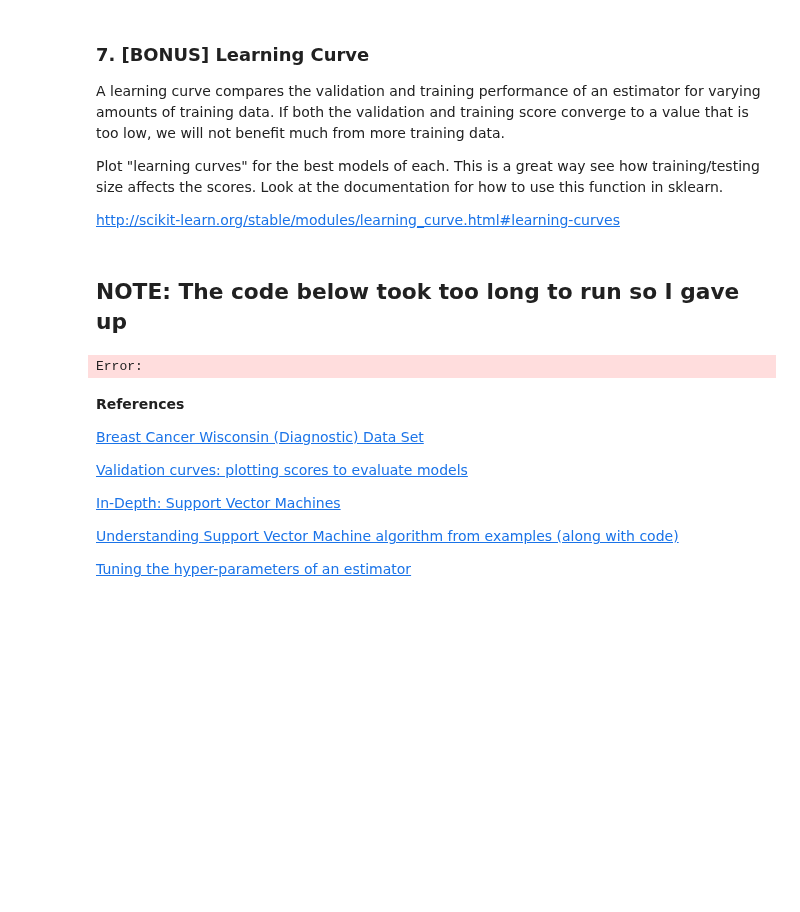
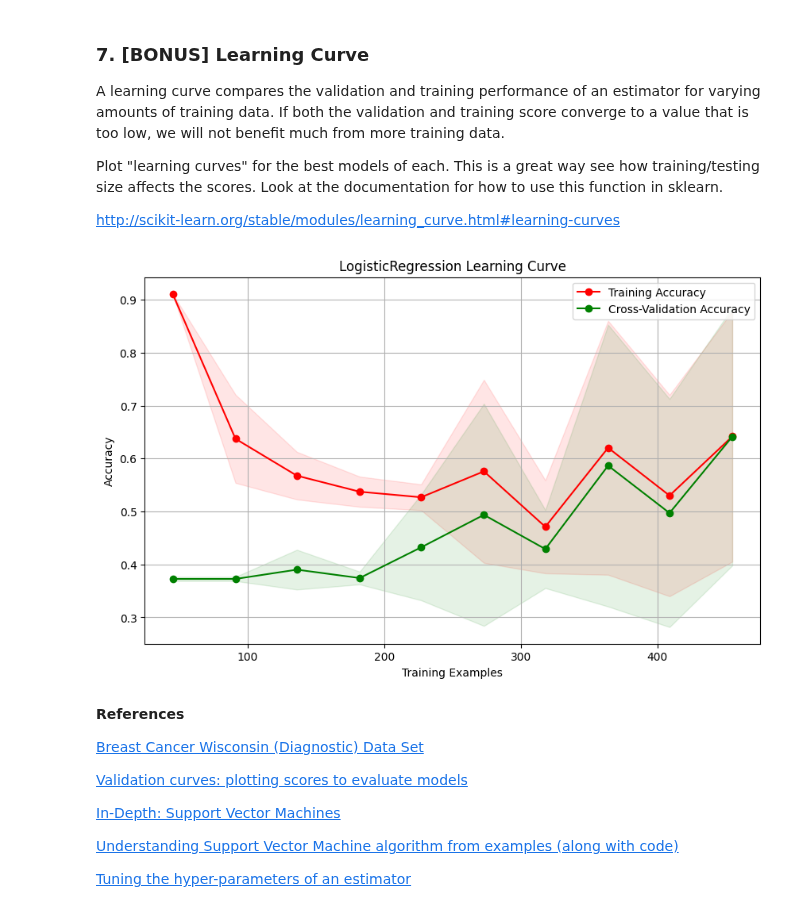
Before and after one commit to LouisMcArdell/IOD-Work, a Jupyter notebook: Labs/Module 5/IOD_Lab_5_3_1.ipynb, the cells around one changed output. Cells and saved outputs as stored; diff of their text form; code cells hidden in the pictures; blank space fills up the shorter version.

```diff
--- a/Labs/Module 5/IOD_Lab_5_3_1.ipynb
+++ b/Labs/Module 5/IOD_Lab_5_3_1.ipynb
@@ -438,55 +383,41 @@ Plot "learning curves" for the best models of each. This is a great way see how
 http://scikit-learn.org/stable/modules/learning_curve.html#learning-curves
 # %%
 # https://scikit-learn.org/stable/auto_examples/model_selection/plot_learning_curve.html#sphx-glr-auto-examples-model-selection-plot-learning-curve-py
-# %% [markdown]
-## NOTE: The code below took too long to run so I gave up
 # %%
 from sklearn.model_selection import learning_curve
 
-def plot_learning_curve(estimator, title, X, y, ylim=None, cv=None, n_jobs=None, train_sizes=np.linspace(.1, 1.0, 5)):
-    """
-    Generate a simple plot of the test and training learning curve.
-    """
+#Made the plot_learning_curve function
+def plot_learning_curve(model, X, y, ylim=None, cv=None, n_jobs=None, train_sizes=np.linspace(.1, 1.0, 5)):
+    '''
+    Code to plot the learning curve
+    '''
 
-    plt.figure()
-    plt.title(title)
-    if ylim is not None:
-        plt.ylim(*ylim)
-    plt.xlabel("Training examples")
-    plt.ylabel("Score")
-    train_sizes, train_scores, test_scores = learning_curve(
-        estimator, X, y, cv=cv, n_jobs=n_jobs, train_sizes=train_sizes, random_state=0)
+    train_sizes, train_scores, test_scores = learning_curve(model, X, y, train_sizes=np.linspace(0.1, 1.0, 10), cv=5, scoring='accuracy')
+    # Calculate the mean and standard deviation of training and testing scores
     train_scores_mean = np.mean(train_scores, axis=1)
     train_scores_std = np.std(train_scores, axis=1)
     test_scores_mean = np.mean(test_scores, axis=1)
     test_scores_std = np.std(test_scores, axis=1)
+
+    classifier_name = type(model).__name__
+    # Plot the learning curve
+    plt.figure(figsize=(10, 6))
+    plt.title(f"{classifier_name} Learning Curve")
+    plt.xlabel("Training Examples")
+    plt.ylabel("Accuracy")
     plt.grid()
-
-    plt.fill_between(train_sizes, train_scores_mean - train_scores_std,
-                     train_scores_mean + train_scores_std, alpha=0.1,
-                     color="r")
-    plt.fill_between(train_sizes, test_scores_mean - test_scores_std,
-                     test_scores_mean + test_scores_std, alpha=0.1, color="g")
-    plt.plot(train_sizes, train_scores_mean, 'o-', color="r",
-             label="Training score")
-    plt.plot(train_sizes, test_scores_mean, 'o-', color="g",
-             label="Cross-validation score")
-
+    plt.fill_between(train_sizes, train_scores_mean - train_scores_std, train_scores_mean + train_scores_std, alpha=0.1, color="r")
+    plt.fill_between(train_sizes, test_scores_mean - test_scores_std, test_scores_mean + test_scores_std, alpha=0.1, color="g")
+    plt.plot(train_sizes, train_scores_mean, 'o-', color="r", label="Training Accuracy")
+    plt.plot(train_sizes, test_scores_mean, 'o-', color="g", label="Cross-Validation Accuracy")
     plt.legend(loc="best")
-    return plt
-
-
-
-
-plot_learning_curve(lr, "LR Learning Curve", X, y, cv=5, n_jobs=-1)
-
-plot_learning_curve(svc, "SVC Learning Curve", X, y, cv=5, n_jobs=-1)
-
-plot_learning_curve(nb, "NB Learning Curve", X, y, cv=5, n_jobs=-1)
-
-plt.show()
+    plt.show()
+#Called function for each of your models
+plot_learning_curve(lr, X, y)
+plot_learning_curve(svc, X, y)
+plot_learning_curve(nb, X, y)
 # %% [output]
-Error:
+[figure, added]
 # %% [markdown]
 **References**
 
```
Also changed, not shown: parts of 4 cells of this notebook, 2 other files.
